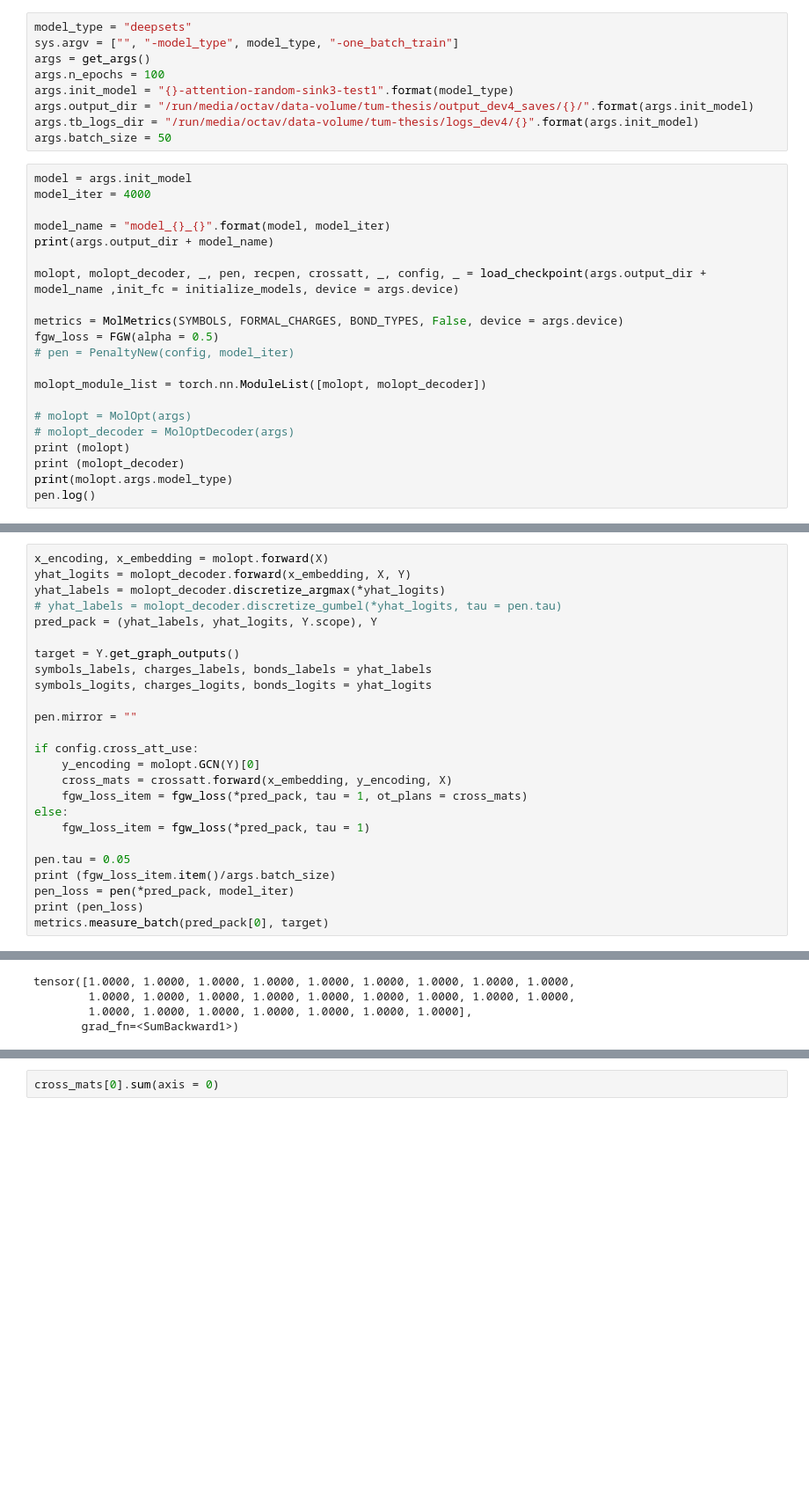
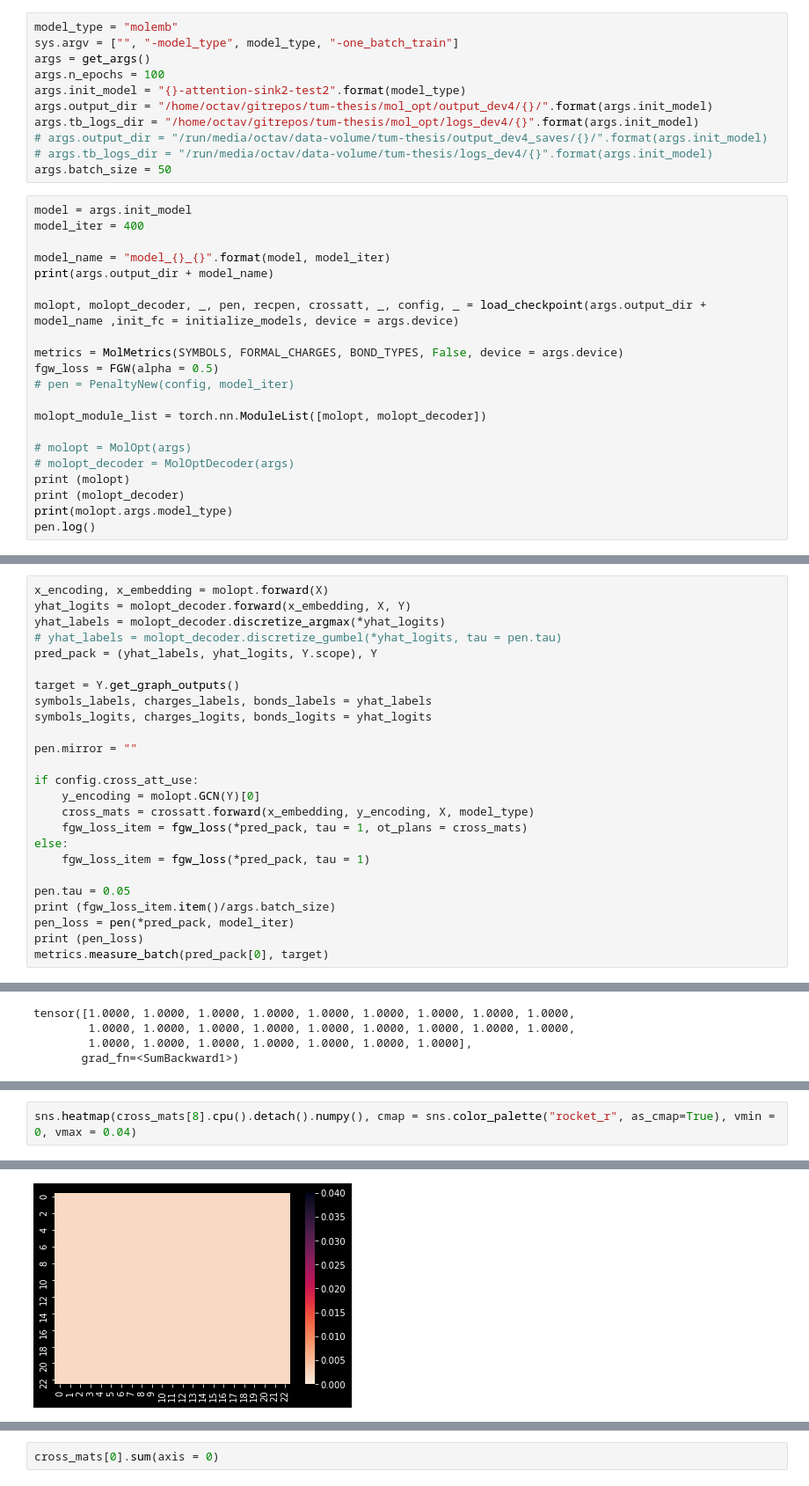
Before and after one commit to octavdragoi/tum-thesis, a Jupyter notebook: ntbk/evaluate.ipynb, the cells around one changed output, grey strips where cells are left out. Shown at 88% size. Cells and saved outputs as stored; diff of their text form; blank space fills up the shorter version.

```diff
--- a/ntbk/evaluate.ipynb
+++ b/ntbk/evaluate.ipynb
@@ -54,17 +55,19 @@ plt.style.use('dark_background')
 # %% [output]
 /home/octav/gitrepos/tum-thesis
 # %%
-model_type = "deepsets"
+model_type = "molemb"
 sys.argv = ["", "-model_type", model_type, "-one_batch_train"]
 args = get_args()
 args.n_epochs = 100
-args.init_model = "{}-attention-random-sink3-test1".format(model_type)
-args.output_dir = "/run/media/octav/data-volume/tum-thesis/output_dev4_saves/{}/".format(args.init_model)
-args.tb_logs_dir = "/run/media/octav/data-volume/tum-thesis/logs_dev4/{}".format(args.init_model)
+args.init_model = "{}-attention-sink2-test2".format(model_type)
+args.output_dir = "/home/octav/gitrepos/tum-thesis/mol_opt/output_dev4/{}/".format(args.init_model)
+args.tb_logs_dir = "/home/octav/gitrepos/tum-thesis/mol_opt/logs_dev4/{}".format(args.init_model)
+# args.output_dir = "/run/media/octav/data-volume/tum-thesis/output_dev4_saves/{}/".format(args.init_model)
+# args.tb_logs_dir = "/run/media/octav/data-volume/tum-thesis/logs_dev4/{}".format(args.init_model)
 args.batch_size = 50
 # %%
 model = args.init_model
-model_iter = 4000
+model_iter = 400
 
 model_name = "model_{}_{}".format(model, model_iter)
 print(args.output_dir + model_name)
@@ -127,7 +130,7 @@ pen.mirror = ""
 
 if config.cross_att_use:
     y_encoding = molopt.GCN(Y)[0]
-    cross_mats = crossatt.forward(x_embedding, y_encoding, X)
+    cross_mats = crossatt.forward(x_embedding, y_encoding, X, model_type)
     fgw_loss_item = fgw_loss(*pred_pack, tau = 1, ot_plans = cross_mats)
 else:
     fgw_loss_item = fgw_loss(*pred_pack, tau = 1)
@@ -230,0 +226,3 @@ tensor([1.0000, 1.0000, 1.0000, 1.0000, 1.0000, 1.0000, 1.0000, 1.0000, 1.0000,
+# %%
+sns.heatmap(cross_mats[8].cpu().detach().numpy(), cmap = sns.color_palette("rocket_r", as_cmap=True), vmin = 0, vmax = 0.04)
+# %% [output]
@@ -231 +230,2 @@ tensor([1.0000, 1.0000, 1.0000, 1.0000, 1.0000, 1.0000, 1.0000, 1.0000, 1.0000,
+[figure, added]
 # %%
```
Also changed, not shown: parts of 11 cells of this notebook, 8 other files.
